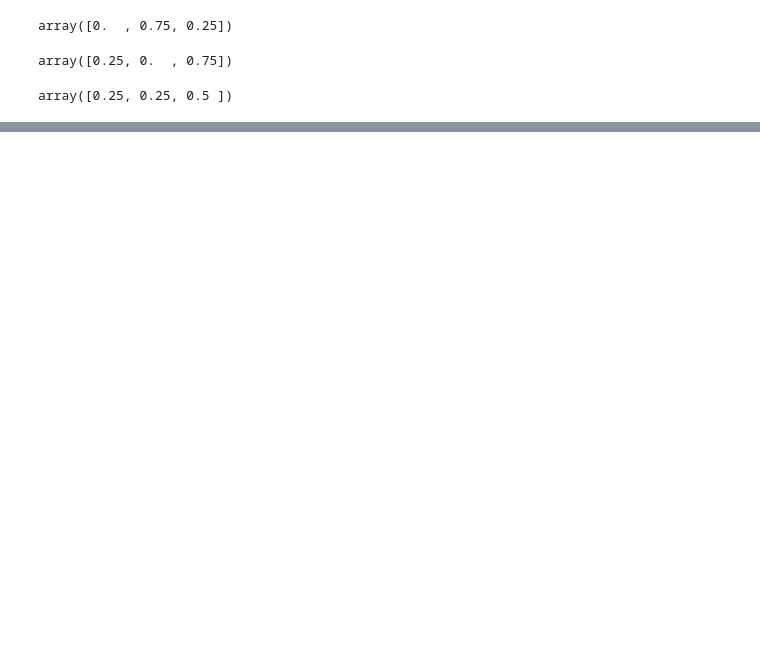
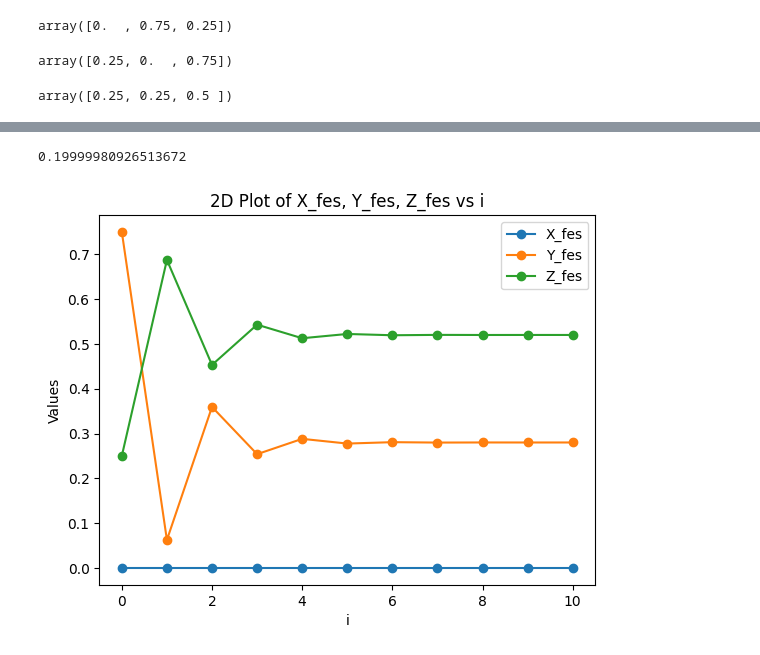
Before and after one commit to anas1IA/TP_stochastic-process, a Jupyter notebook: TP_Markov_chaine.ipynb, the cells around one changed output, grey strips where cells are left out. Cells and saved outputs as stored; diff of their text form; code cells hidden in the pictures; blank space fills up the shorter version.

```diff
--- a/TP_Markov_chaine.ipynb
+++ b/TP_Markov_chaine.ipynb
@@ -40,0 +59,8 @@ def transition_step(Pi , P ,n = number of steps):
+# %%
+def transition_mult(Pi, P, n, j=0):
+    if j == n:
+        return Pi
+    else:
+        C = Pi @ P
+        j += 1
+        return transition_mult(C, P, n, j)
@@ -40,0 +111,7 @@ def transition_step(Pi , P ,n = number of steps):
+# %%
+
+X = np.array([[transition_mult(Pi_Fes,A,i)[0],transition_mult(Pi_Tanger,A,i)[0],transition_mult(Pi_Rabat,A,i)[0]] for i  in range(1,12 ,1)])
+
+Y =np.array([[transition_mult(Pi_Fes,A,i)[1],transition_mult(Pi_Tanger,A,i)[1],transition_mult(Pi_Rabat,A,i)[1]] for i  in range(1,12 ,1)])
+
+Z =np.array([[transition_mult(Pi_Fes,A,i)[2],transition_mult(Pi_Tanger,A,i)[2],transition_mult(Pi_Rabat,A,i)[2]] for i  in range(1,12 ,1)])
@@ -40,0 +132,30 @@ def transition_step(Pi , P ,n = number of steps):
+# %%
+X[10][0]
+# %% [output]
+0.19999980926513672
+# %%
+
+# Assuming you already have X, Y, and Z defined
+
+# Create arrays for x_fes, y_fes, and z_fes
+x_fes = np.array([X[i][0] for i in range(0, 11, 1)])
+y_fes = np.array([Y[i][0] for i in range(0, 11, 1)])
+z_fes = np.array([Z[i][0] for i in range(0, 11, 1)])
+
+# Plot x_fes, y_fes, and z_fes in the same plot
+plt.plot(range(11), x_fes, label='X_fes', marker='o')
+plt.plot(range(11), y_fes, label='Y_fes', marker='o')
+plt.plot(range(11), z_fes, label='Z_fes', marker='o')
+
+# Set labels and title
+plt.xlabel('i')
+plt.ylabel('Values')
+plt.title('2D Plot of X_fes, Y_fes, Z_fes vs i')
+
+# Show legend
+plt.legend()
+
+# Show the plot
+plt.show()
+# %% [output]
+[figure, added]
```
Also changed, not shown: parts of 17 cells of this notebook.
